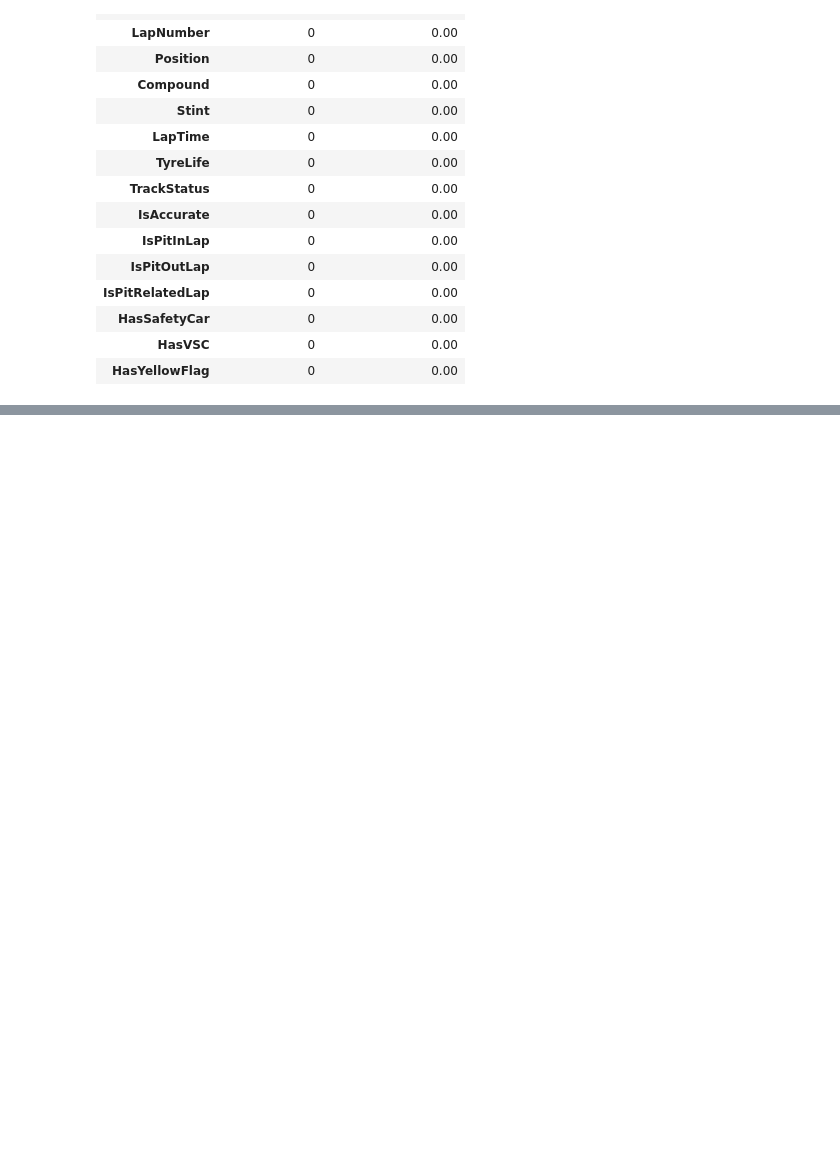
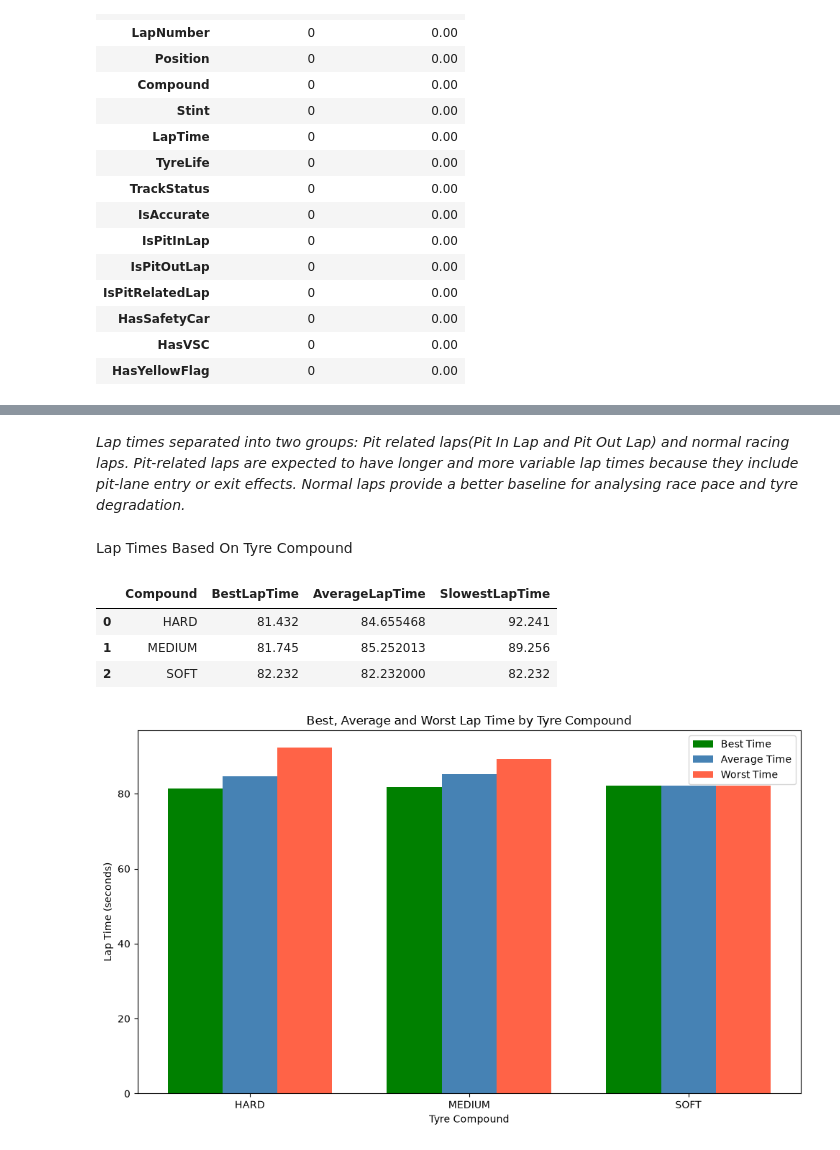
Before and after one commit to umutk11/f1-strategy-optimizer, a Jupyter notebook: notebooks/01_eda.ipynb, the cells around one changed output, grey strips where cells are left out. Saved outputs shown, nothing was run; the diff lists cells and outputs as text; code cells hidden in the pictures; blank space fills up the shorter version.

```diff
--- a/notebooks/01_eda.ipynb
+++ b/notebooks/01_eda.ipynb
@@ -530,0 +676,4 @@ missing_summary
+# %% [markdown]
+*Lap times separated into two groups: Pit related laps(Pit In Lap and Pit Out Lap) and normal racing laps. Pit-related laps are expected to have longer and more variable lap times because they include pit-lane entry or exit effects. Normal laps provide a better baseline for analysing race pace and tyre degradation.*
+# %% [markdown]
+Lap Times Based On Tyre Compound
@@ -530,0 +706,62 @@ missing_summary
+# %%
+compound_summary = (
+    normal_tyre_laps
+    .groupby("Compound")["LapTimeSeconds"]
+    .agg(
+        BestLapTime="min",
+        AverageLapTime="mean",
+        SlowestLapTime="max"
+    )
+    .reset_index()
+)
+
+compound_summary
+# %% [output]
+|  | Compound | BestLapTime | AverageLapTime | SlowestLapTime |
+| 0 | HARD | 81.432 | 84.655468 | 92.241 |
+| 1 | MEDIUM | 81.745 | 85.252013 | 89.256 |
+| 2 | SOFT | 82.232 | 82.232000 | 82.232 |
+# %%
+import numpy as np
+import matplotlib.pyplot as plt
+
+x = np.arange(len(compound_summary))
+width = 0.25
+
+fig, ax = plt.subplots(figsize=(10, 6))
+
+ax.bar(
+    x - width,
+    compound_summary["BestLapTime"],
+    width,
+    label="Best Time",
+    color="green",
+)
+
+ax.bar(
+    x,
+    compound_summary["AverageLapTime"],
+    width,
+    label="Average Time",
+    color="steelblue"
+)
+
+ax.bar(
+    x + width,
+    compound_summary["SlowestLapTime"],
+    width,
+    label="Worst Time",
+    color="tomato"
+)
+
+ax.set_title("Best, Average and Worst Lap Time by Tyre Compound")
+ax.set_xlabel("Tyre Compound")
+ax.set_ylabel("Lap Time (seconds)")
+ax.set_xticks(x)
+ax.set_xticklabels(compound_summary["Compound"])
+ax.legend()
+
+plt.tight_layout()
+plt.show()
+# %% [output]
+[figure, added]
```
Also changed, not shown: parts of 11 cells of this notebook, 1 other file.
